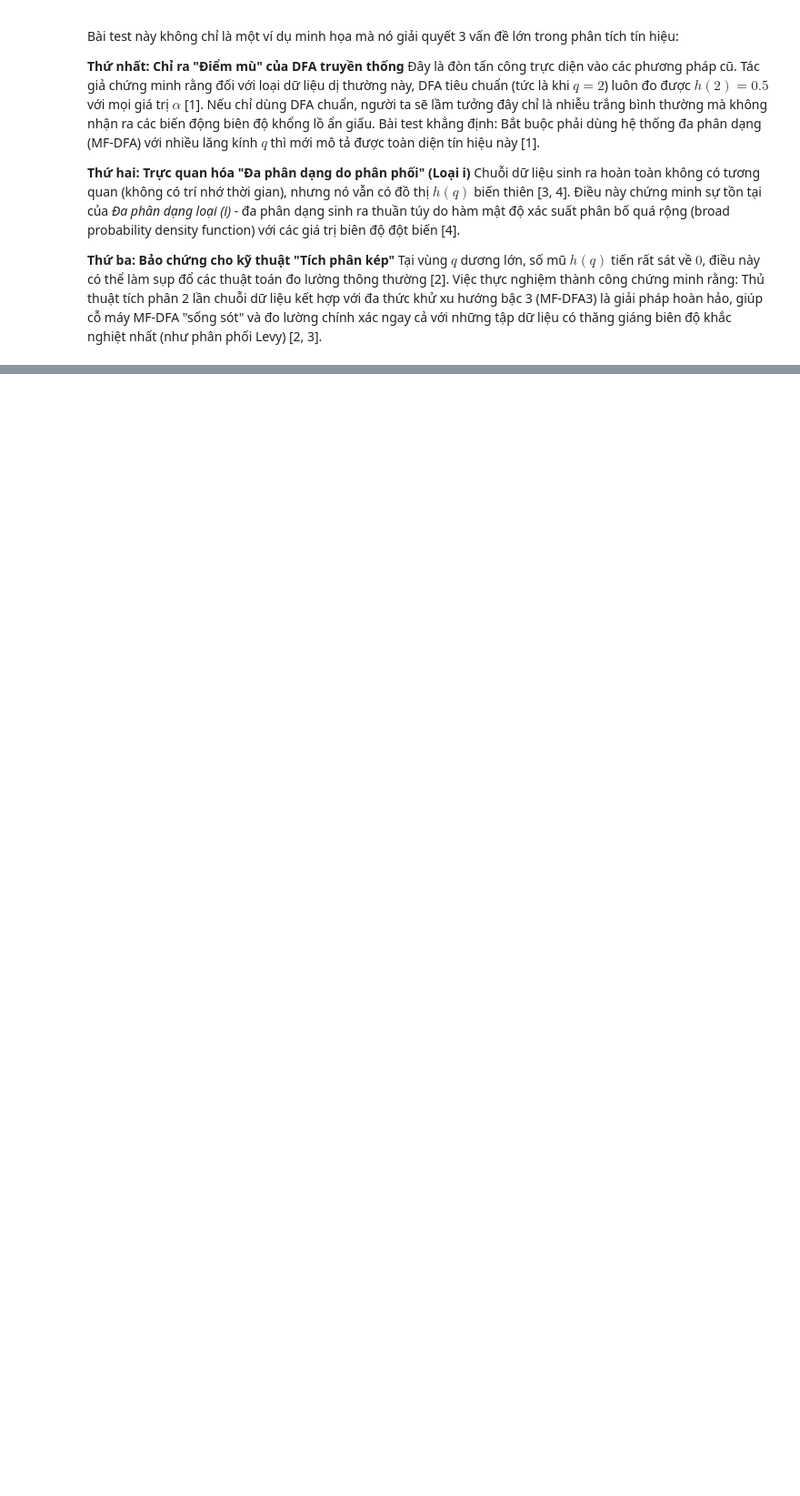
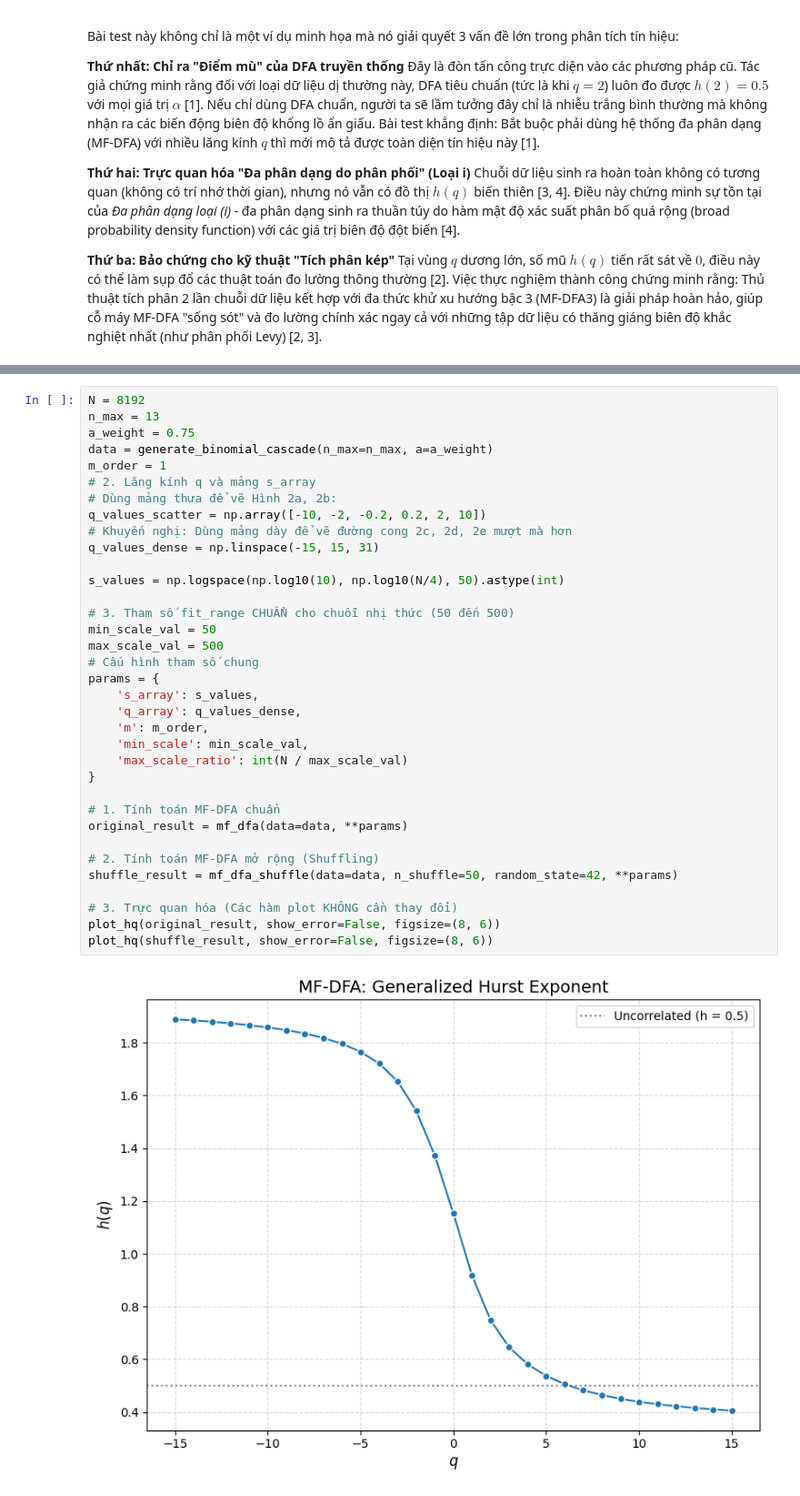
Before and after one commit to Vutu2003/Nonlinear-Time-Series-Analysis, a Jupyter notebook: paper_replications/Kantelhardt_2002_Multifractal_Analysis.ipynb, the cells around one changed output, grey strips where cells are left out. Shown at 91% size. Saved outputs shown, nothing was run; the diff lists cells and outputs as text; blank space fills up the shorter version.

```diff
--- a/paper_replications/Kantelhardt_2002_Multifractal_Analysis.ipynb
+++ b/paper_replications/Kantelhardt_2002_Multifractal_Analysis.ipynb
@@ -429,0 +482,37 @@ Tại vùng $q$ dương lớn, số mũ $h(q)$ tiến rất sát về $0$, đi
+# %%
+N = 8192
+n_max = 13
+a_weight = 0.75
+data = generate_binomial_cascade(n_max=n_max, a=a_weight)
+m_order = 1
+# 2. Lăng kính q và mảng s_array
+# Dùng mảng thưa để vẽ Hình 2a, 2b:
+q_values_scatter = np.array([-10, -2, -0.2, 0.2, 2, 10])
+# Khuyến nghị: Dùng mảng dày để vẽ đường cong 2c, 2d, 2e mượt mà hơn
+q_values_dense = np.linspace(-15, 15, 31)
+
+s_values = np.logspace(np.log10(10), np.log10(N/4), 50).astype(int)
+
+# 3. Tham số fit_range CHUẨN cho chuỗi nhị thức (50 đến 500)
+min_scale_val = 50
+max_scale_val = 500
+# Cấu hình tham số chung
+params = {
+    's_array': s_values,
+    'q_array': q_values_dense,
+    'm': m_order,
+    'min_scale': min_scale_val,
+    'max_scale_ratio': int(N / max_scale_val)
+}
+
+# 1. Tính toán MF-DFA chuẩn
+original_result = mf_dfa(data=data, **params)
+
+# 2. Tính toán MF-DFA mở rộng (Shuffling)
+shuffle_result = mf_dfa_shuffle(data=data, n_shuffle=50, random_state=42, **params)
+
+# 3. Trực quan hóa (Các hàm plot KHÔNG cần thay đổi)
+plot_hq(original_result, show_error=False, figsize=(8, 6))
+plot_hq(shuffle_result, show_error=False, figsize=(8, 6))
+# %% [output]
+[figure, added]
```
Also changed, not shown: parts of 9 cells of this notebook.
